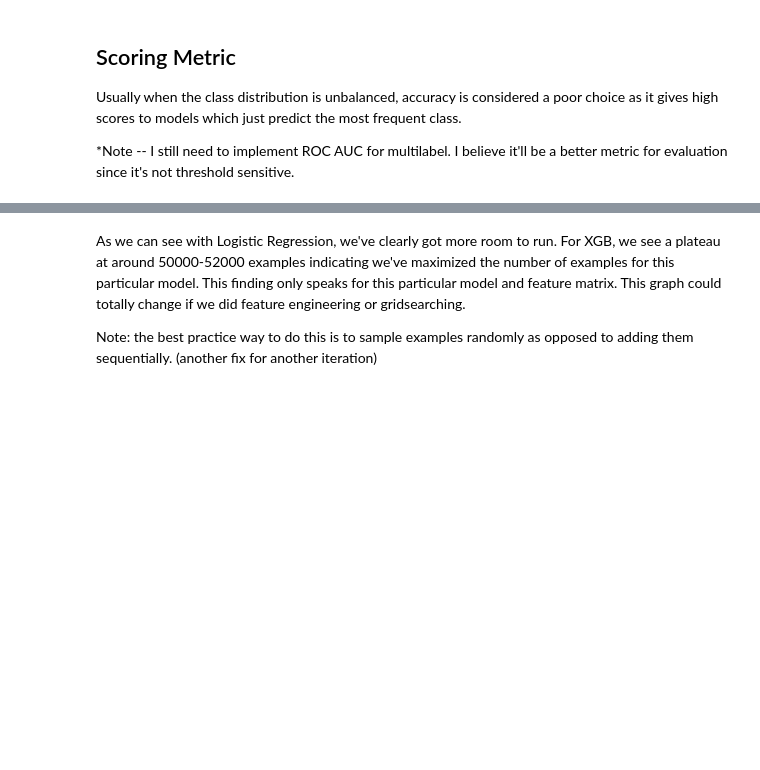
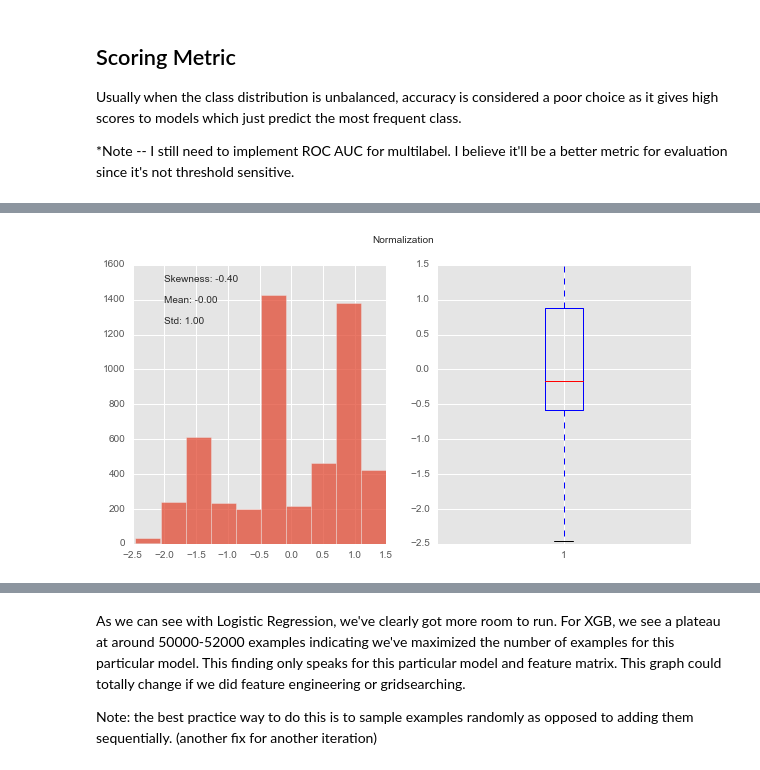
Before and after one commit to asharma567/multiclass_with_major_class_imbalance, a Jupyter notebook: analysis.ipynb, the cells around one changed output, grey strips where cells are left out. Drawn from its saved outputs; the diff is of its cells as text; code cells hidden in the pictures; blank space fills up the shorter version.

```diff
--- a/analysis.ipynb
+++ b/analysis.ipynb
@@ -702,0 +755,21 @@ def get_optimal_number_of_training_examples(clf, x_train, y_train, number_of_ste
+# %%
+
+def plot_transformation(data, name_of_transformation):
+
+    #setting up canvas
+    figure = plt.figure(figsize=(10,5))
+    plt.suptitle(name_of_transformation)
+    figure.add_subplot(121)
+    plt.hist(data, alpha=0.75)
+    distribution_stats_text_label(-2, 1500, data)
+
+    figure.add_subplot(122)
+    plt.boxplot(data)
+
+    plt.show()
+# %%
+#tranformation
+scaled_xtrain_hour = preprocessing.scale(x_train.hour)
+plot_transformation(scaled_xtrain_hour, 'Normalization')
+# %% [output]
+[figure, added]
```
Also changed, not shown: parts of 37 cells of this notebook.
